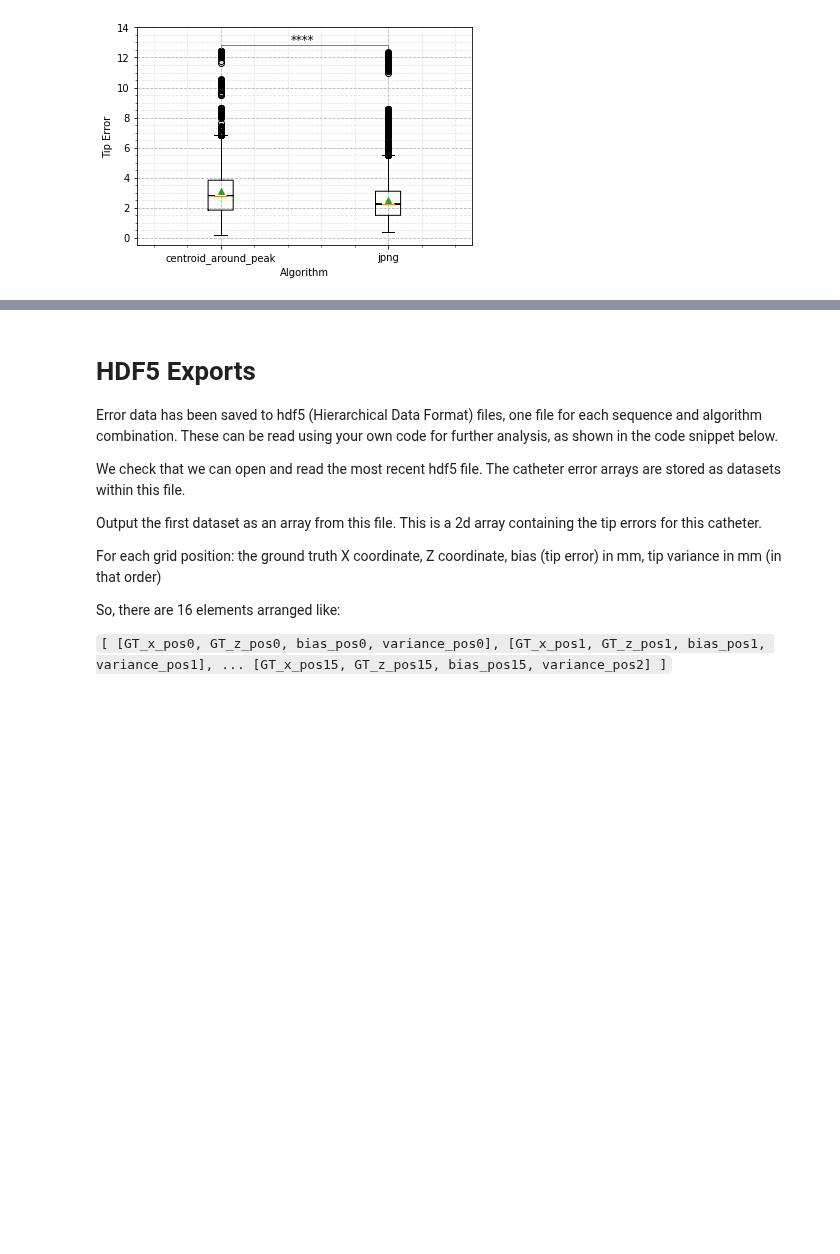
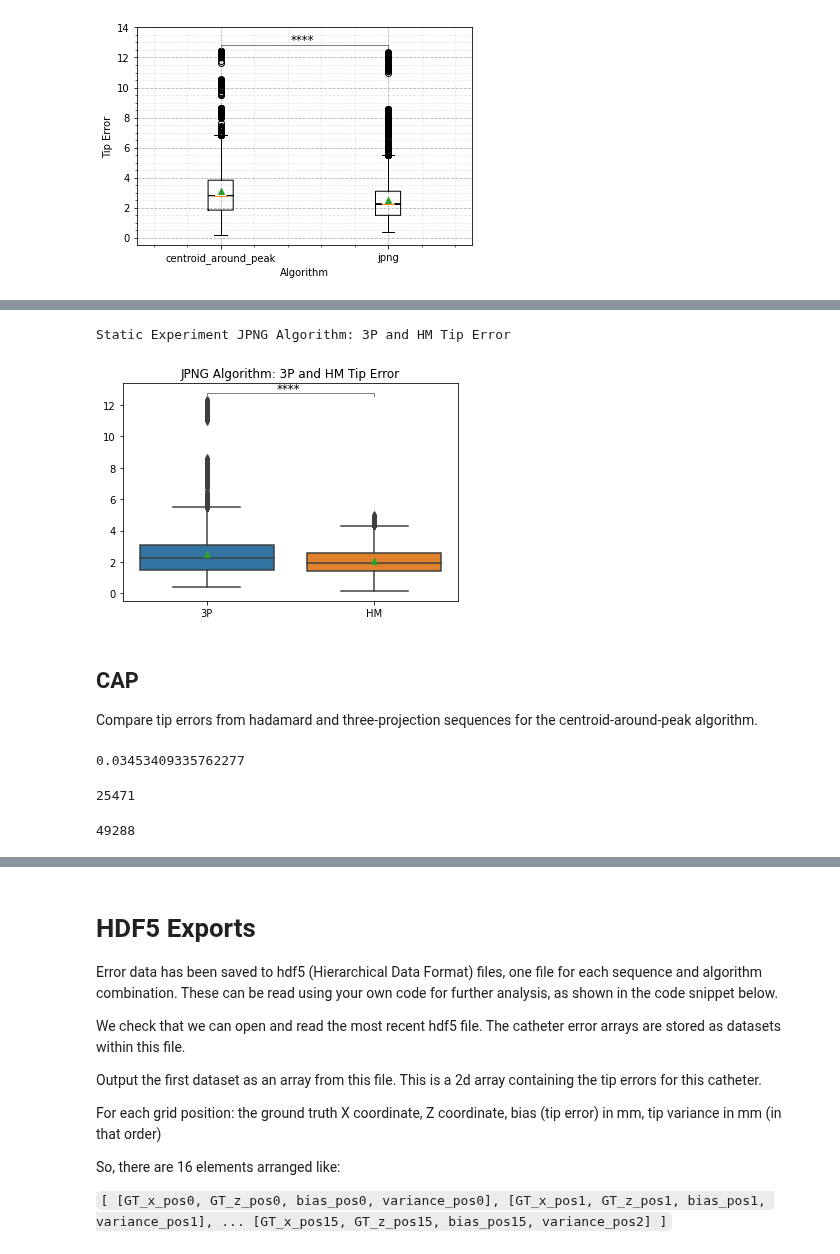
Before and after one commit to WrightGroupSRI/mr-tracking-analysis, a Jupyter notebook: Static_Tracking/static_tracking_heatmaps.ipynb, the cells around one changed output, grey strips where cells are left out. Cells and saved outputs as stored; diff of their text form; code cells hidden in the pictures; blank space fills up the shorter version.

```diff
--- a/Static_Tracking/static_tracking_heatmaps.ipynb
+++ b/Static_Tracking/static_tracking_heatmaps.ipynb
@@ -331,0 +375,2 @@ Static Experiment 3P Sequence: CAP vs JPNG Tip Error Wilcoxon one-tailed
+# %%
+u, p = stats.mannwhitneyu(jpng_HM_errors,jpng_3P_errors,alternative='less')
@@ -331,0 +381,19 @@ Static Experiment 3P Sequence: CAP vs JPNG Tip Error Wilcoxon one-tailed
+# %%
+ax = sns.boxplot(data=[jpng_3P_errors,jpng_HM_errors],orient='v',showmeans=True)
+print('Static Experiment JPNG Algorithm: 3P and HM Tip Error')
+max_y = max(np.max(jpng_3P_errors),np.max(jpng_HM_errors))
+if p < p_val_adj: # draw a significance line
+    star_str = disp_utils.get_p_stars(p)
+    starline_y = max_y
+    ax.plot([0, 0, 1, 1], [starline_y+0.2, starline_y+0.4, starline_y+0.4, starline_y+0.2], linewidth=1, color='grey')
+    ax.text(0.49, starline_y+0.5, star_str, ha='center', fontsize=12)
+ax.set_title('JPNG Algorithm: 3P and HM Tip Error')
+ax.set_xticklabels(['3P','HM'])
+plt.savefig('../reports/figures/static/JPNG-3PvsHM-boxplot.pdf',dpi=600)
+plt.show()
+# %% [output]
+Static Experiment JPNG Algorithm: 3P and HM Tip Error
+[figure, added]
+# %% [markdown]
+## CAP
+Compare tip errors from hadamard and three-projection sequences for the centroid-around-peak algorithm.
@@ -331,0 +404,4 @@ Static Experiment 3P Sequence: CAP vs JPNG Tip Error Wilcoxon one-tailed
+# %%
+np.isnan(cap_3P_errors).sum() / len(cap_3P_errors)
+# %% [output]
+0.03453409335762277
@@ -331,0 +411,8 @@ Static Experiment 3P Sequence: CAP vs JPNG Tip Error Wilcoxon one-tailed
+# %%
+len(cap_HM_errors)
+# %% [output]
+25471
+# %%
+len(cap_3P_errors)
+# %% [output]
+49288
```
Also changed, not shown: parts of 21 cells of this notebook, 1 other file.
